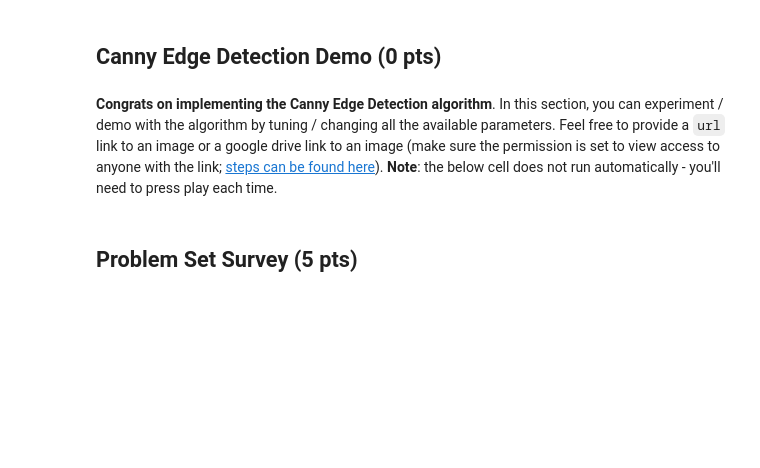
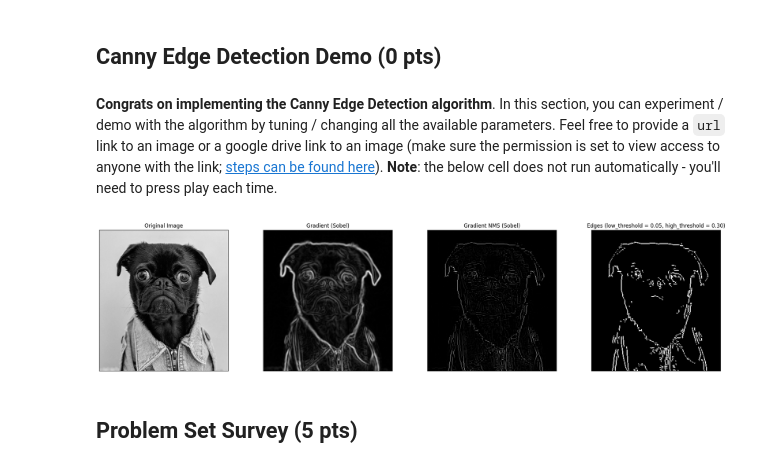
Before and after one commit to rogerwzeng/e17, a Jupyter notebook: DGMD_PSET5.ipynb, the cells around one changed output. Cells and saved outputs as stored; diff of their text form; code cells hidden in the pictures; blank space fills up the shorter version.

```diff
--- a/DGMD_PSET5.ipynb
+++ b/DGMD_PSET5.ipynb
@@ -1566,8 +1566,8 @@ if __name__ == "__main__":
     s = 3 #@param { type: "slider", min: 1, max: 20, step: 1}
     n = 5 #@param { type: "slider", min: 3, max: 25, step: 2}
     gradient_kernel = "Sobel" #@param ["Sobel", "Prewitt", "Roberts"]
-    low_threshold = 0.12 #@param {type:"number"}
-    high_threshold = 0.17 #@param {type:"number"}
+    low_threshold = 0.05 #@param {type:"number"}
+    high_threshold = 0.3 #@param {type:"number"}
 
     if not (0 <= low_threshold <= 1):
         print(f"ERROR: Input `low_threshold` not valid number between 0 to 1; found `low_threshold` = {low_threshold}")
@@ -1624,33 +1624,35 @@ if __name__ == "__main__":
         elif gradient_kernel == "Roberts":
             Ix, Iy = gradients_xy_roberts(gaussian_filtered_img)
 
         G_magnitude = gradient_magnitude(Ix, Iy)
         G_angle = prep_for_NMS(gradient_direction(Ix, Iy))
 
         G_magnitude_NMS = NMS(G_magnitude, G_angle)
         G_magnitude_NMS_scaled = rescale_matrix(G_magnitude_NMS)
         edges = two_stage_hysteresis(G_magnitude_NMS_scaled, low_threshold, high_threshold)
 
         fig, ax = plt.subplots(1, 4, figsize=(21, 5))
         ax[0].imshow(img, cmap="gray")
         ax[0].set_title("Original Image")
         ax[1].imshow(G_magnitude, cmap="gray")
         ax[1].set_title(f"Gradient ({gradient_kernel})")
         ax[2].imshow(G_magnitude_NMS, cmap="gray")
         ax[2].set_title(f"Gradient NMS ({gradient_kernel})")
         ax[3].imshow(edges, cmap="gray")
         ax[3].set_title(f"Edges (low_threshold = {low_threshold:.2f}, high_threshold = {high_threshold:.2f})")
         for index, a in enumerate(ax):
             a.set_xticks([])
             a.set_yticks([])
         plt.tight_layout()
         plt.show()
     except NameError as e:
         print(f"ERROR: It appears some of the above code cells were not ran; please run the above code cell(s): {e}")
         raise StopExecution
     except Exception:
         print(f"ERROR: Required implementation is incorrect or incomplete")
         raise StopExecution
+# %% [output]
+[figure, added]
 # %% [markdown]
 ## Problem Set Survey (5 pts)
 # %% [markdown]
```
Also changed, not shown: parts of 4 cells of this notebook.
